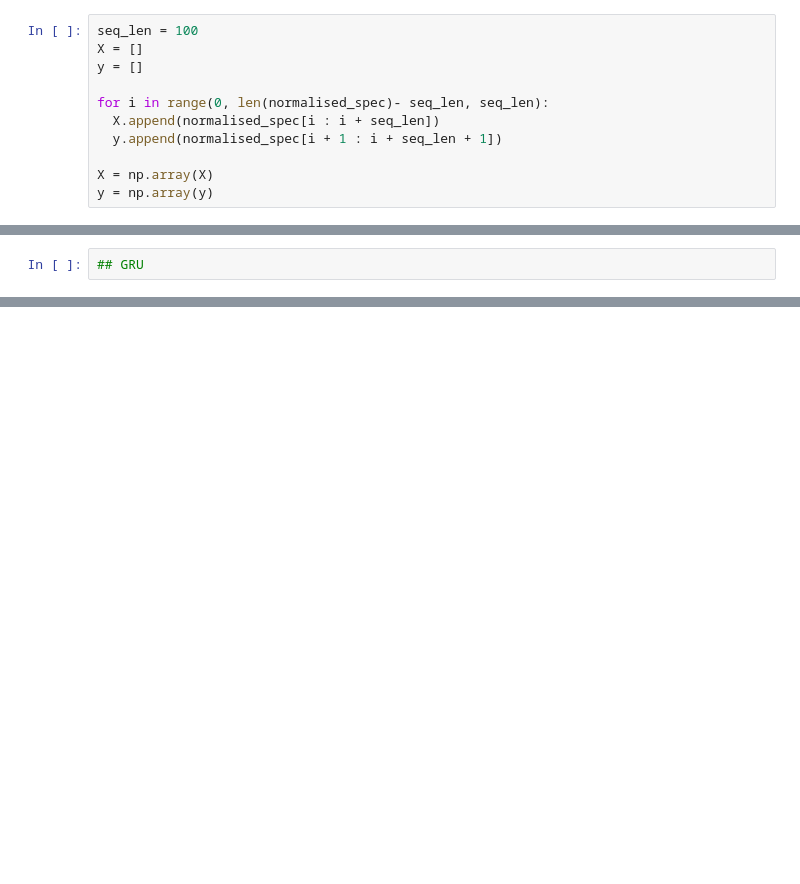
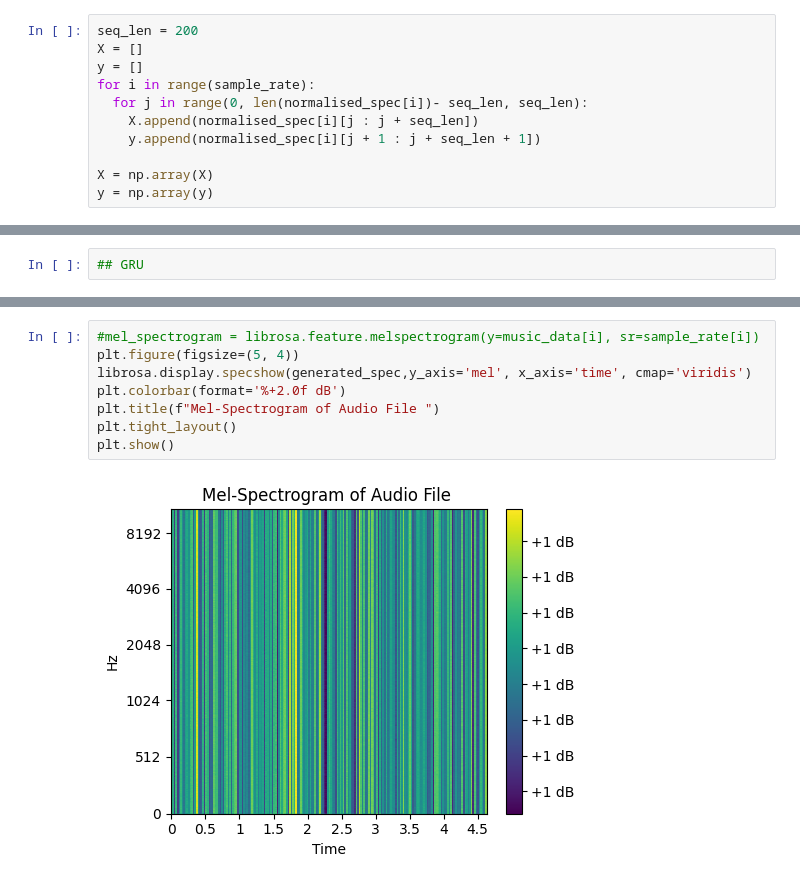
Before and after one commit to sriraj0926/Music-generation, a Jupyter notebook: Deep_Learning_Project.ipynb, the cells around one changed output, grey strips where cells are left out. Cells and saved outputs as stored; diff of their text form; blank space fills up the shorter version.

```diff
--- a/Deep_Learning_Project.ipynb
+++ b/Deep_Learning_Project.ipynb
@@ -156,11 +165,11 @@ print(np.shape(normalised_spec))
 # %%
-seq_len = 100
+seq_len = 200
 X = []
 y = []
-
-for i in range(0, len(normalised_spec)- seq_len, seq_len):
-  X.append(normalised_spec[i : i + seq_len])
-  y.append(normalised_spec[i + 1 : i + seq_len + 1])
+for i in range(sample_rate):
+  for j in range(0, len(normalised_spec[i])- seq_len, seq_len):
+    X.append(normalised_spec[i][j : j + seq_len])
+    y.append(normalised_spec[i][j + 1 : j + seq_len + 1])
 
 X = np.array(X)
 y = np.array(y)
@@ -414,0 +352,10 @@ for epoch in range(epochs):
+# %%
+#mel_spectrogram = librosa.feature.melspectrogram(y=music_data[i], sr=sample_rate[i])
+plt.figure(figsize=(5, 4))
+librosa.display.specshow(generated_spec,y_axis='mel', x_axis='time', cmap='viridis')
+plt.colorbar(format='%+2.0f dB')
+plt.title(f"Mel-Spectrogram of Audio File ")
+plt.tight_layout()
+plt.show()
+# %% [output]
+[figure, added]
```
Also changed, not shown: parts of 26 cells of this notebook.
